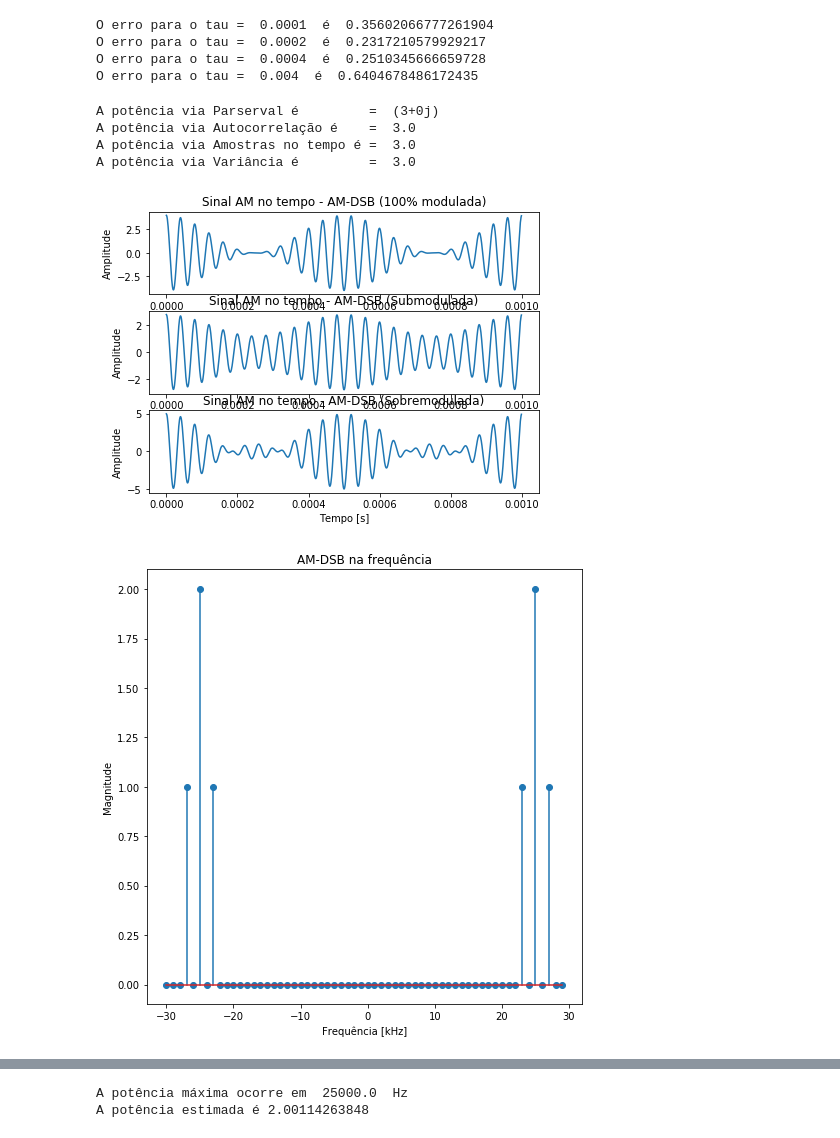
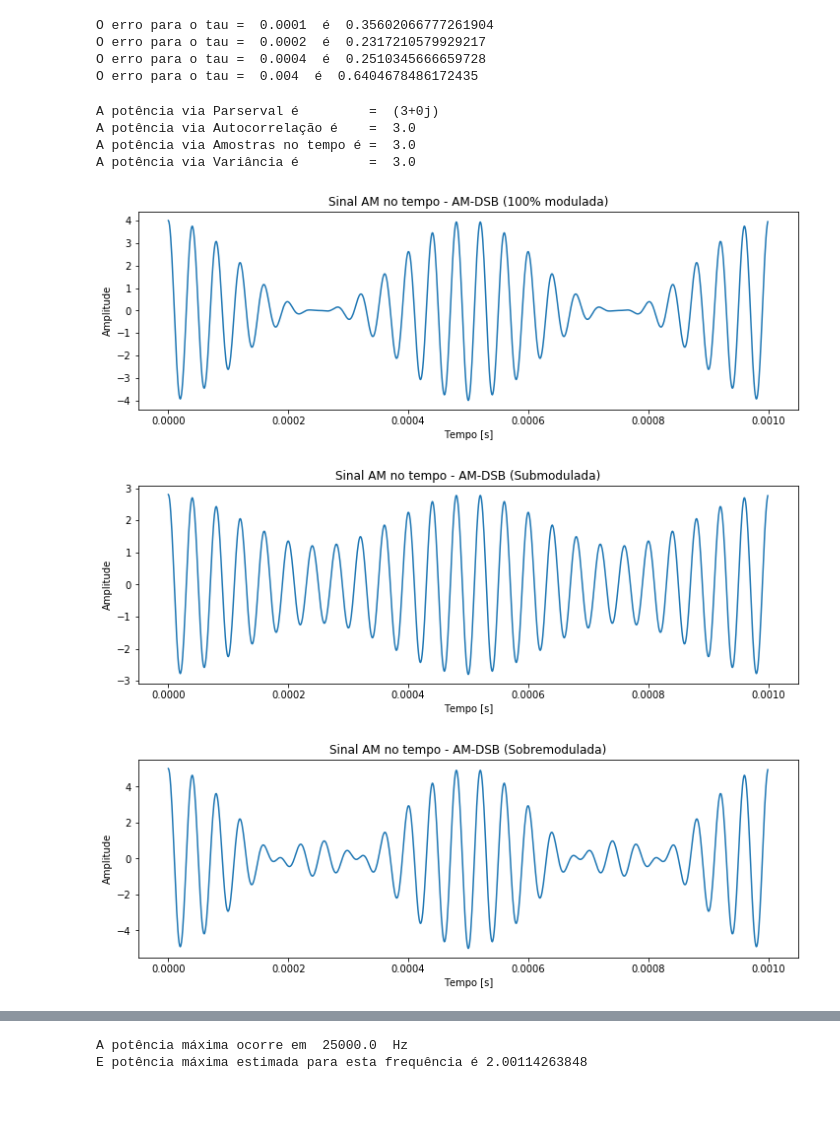
Before and after one commit to mateuscastelobranco96/Castelo_DCO2004, a Jupyter notebook: Entrega 5.ipynb, the cells around one changed output, grey strips where cells are left out. Saved outputs shown, nothing was run; the diff lists cells and outputs as text; code cells hidden in the pictures; blank space fills up the shorter version.

```diff
--- a/Entrega 5.ipynb
+++ b/Entrega 5.ipynb
@@ -128,12 +128,12 @@ import scipy.signal as sci
 
 # Parâmetros do sinal
 Ac = 2                                                         # Amplitude da portadora
-Mu_100 = 1
-Mu_sub = 0.4
-Mu_sob = 1.5                                                     # Índice de modulação
+Mu_100 = 1                                                     # Índice de modulação
+Mu_sub = 0.4                                                   # Índice de modulação
+Mu_sob = 1.5                                                   # Índice de modulação
 fc = 25000                                                     # Frequência da portadora Hz
 fm = 2000
-N = 1000
+N = 1000                                                       # Número de amostras do sinal
 Ts = 1e-6                                                      # Tempo de amostragem pequeno (modelar sinal contínuo)
 Fs = 1/Ts
 t = np.arange(N)*Ts
@@ -181,48 +181,52 @@ print('A potência via Amostras no tempo é = ', Px_tempo)
 Pvar = np.var(s_100)
 print('A potência via Variância é         = ', Px_tempo)
 # Gráfico do AM-DSB no tempo
-plt.figure(1,[7,7])
+plt.figure(1,[12,17])
 plt.subplot(411)
+
 plt.plot(t,s_100)
 plt.title("Sinal AM no tempo - AM-DSB (100% modulada)")
 plt.xlabel("Tempo [s]")
 plt.ylabel("Amplitude")
 
+plt.figure(2,[12,17])
 plt.subplot(412)
 plt.plot(t,s_sub)
 plt.title("Sinal AM no tempo - AM-DSB (Submodulada)")
 plt.xlabel("Tempo [s]")
 plt.ylabel("Amplitude")
 
+plt.figure(3,[12,17])
 plt.subplot(413)
 plt.plot(t,s_sob)
 plt.title("Sinal AM no tempo - AM-DSB (Sobremodulada)")
 plt.xlabel("Tempo [s]")
 plt.ylabel("Amplitude")
 
 
 # Gráfico do AM-DSB na frequência
-plt.figure(2,[7,7])
+plt.figure(4,[10,7])
 #plt.subplot(414)
 plt.title("AM-DSB na frequência")
 plt.xlabel("Frequência [kHz]")
 plt.ylabel("Magnitude")
 plt.stem(freq/1e3,S_f_new)
 plt.tight_layout()
 plt.show()
 
 
 hamming = Window(len(s_100),name='hamming')
 f,pxx = sci.periodogram(s_100,window=hamming.data,fs=Fs,nfft=len(s_100),scaling='spectrum')
 pwrest = pxx.max()
 idx = pxx.argmax()
 
 print('A potência máxima ocorre em ',f[idx],' Hz')
-print('A potência estimada é',pwrest)
+print('E potência máxima estimada para esta frequência é',pwrest)
 # %% [output]
 A potência via Parserval é         =  (3+0j)
 A potência via Autocorrelação é    =  3.0
 A potência via Amostras no tempo é =  3.0
 A potência via Variância é         =  3.0
-[figure, old version]
+[figure, new version]
-[figure, old version]
+[figure, new version]
+[figure, added]
@@ -229,2 +234,2 @@ A potência via Variância é         =  3.0
 A potência máxima ocorre em  25000.0  Hz
-A potência estimada é 2.00114263848
+E potência máxima estimada para esta frequência é 2.00114263848
```
Also changed, not shown: parts of 2 cells of this notebook, 1 other file.
